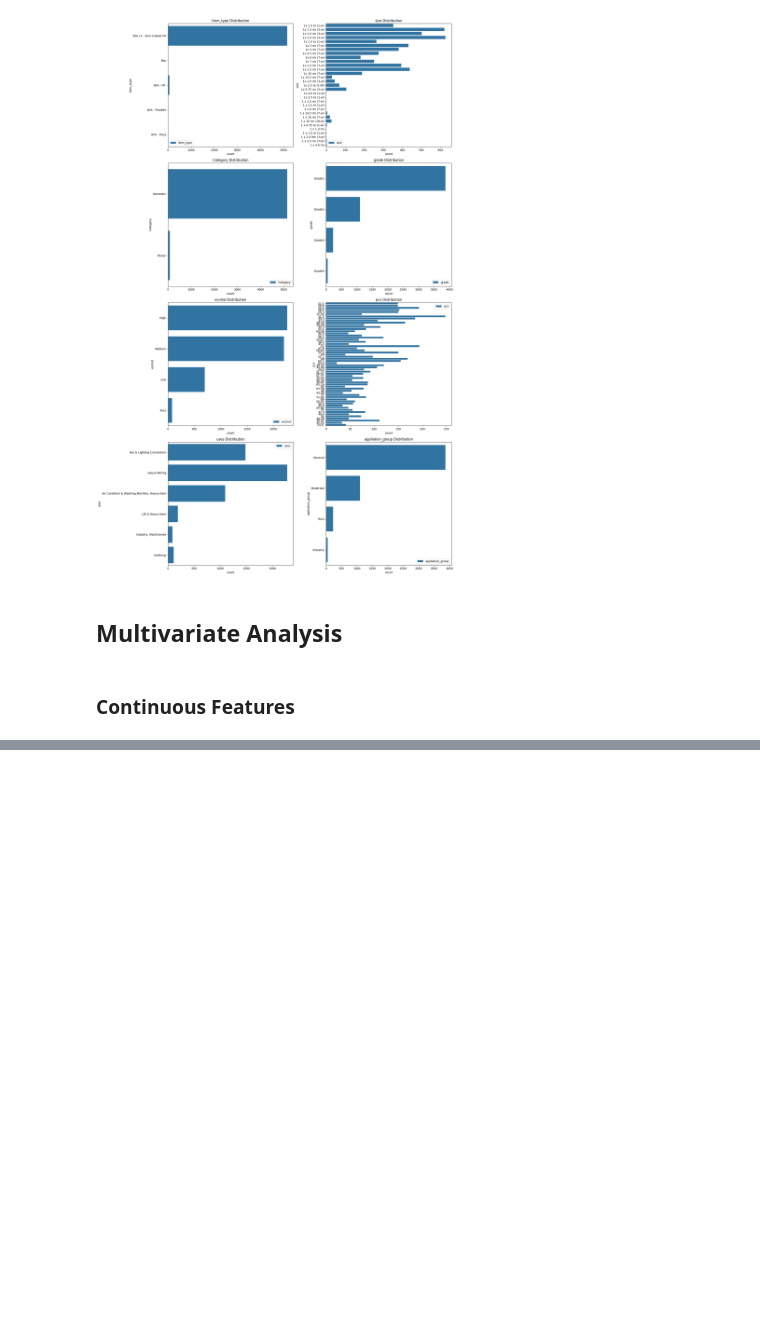
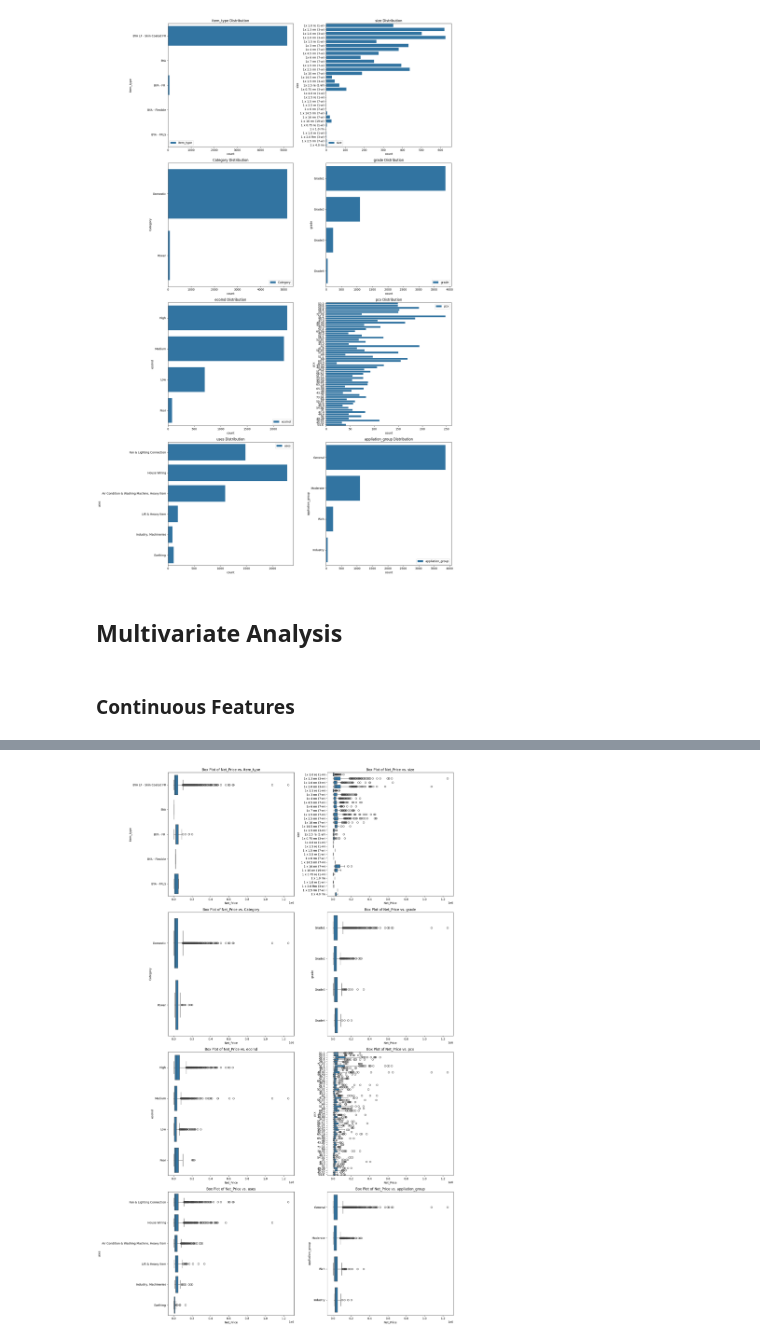
Before and after one commit to Maruf2309/demand-forecast-SQGroup, a Jupyter notebook: notebooks/b_PreProcess/a_EDA.ipynb, the cells around one changed output, grey strips where cells are left out. Drawn from its saved outputs; the diff is of its cells as text; code cells hidden in the pictures; blank space fills up the shorter version.

```diff
--- a/notebooks/b_PreProcess/a_EDA.ipynb
+++ b/notebooks/b_PreProcess/a_EDA.ipynb
@@ -327,0 +362,16 @@ plt.show()
+# %%
+cat_features =  ['item_type', 'size', 'Category', 'grade', 'ecoInd', 'pcx', 'uses', 'appliation_group']
+fig, grid = plt.subplots(4, 2, figsize=(18, 28))
+colId = 0
+
+for row in range(4):
+    for col in range(2):
+        feature = cols[colId]
+        sns.boxplot(data=df, ax=grid[row, col], y=feature, x='Net_Price')
+        grid[row, col].set_title(f'Box Plot of Net_Price vs. {feature}')
+#         grid[row, col].set_xticks(rotation=45)
+        colId += 1
+plt.tight_layout()
+plt.show()
+# %% [output]
+[figure, added]
```
Also changed, not shown: parts of 9 cells of this notebook, 1 other file.
